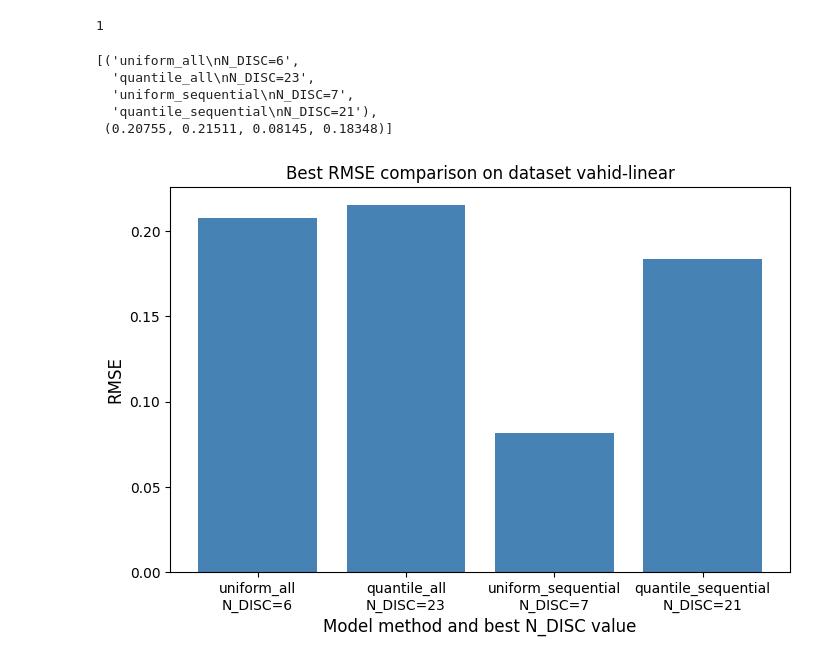
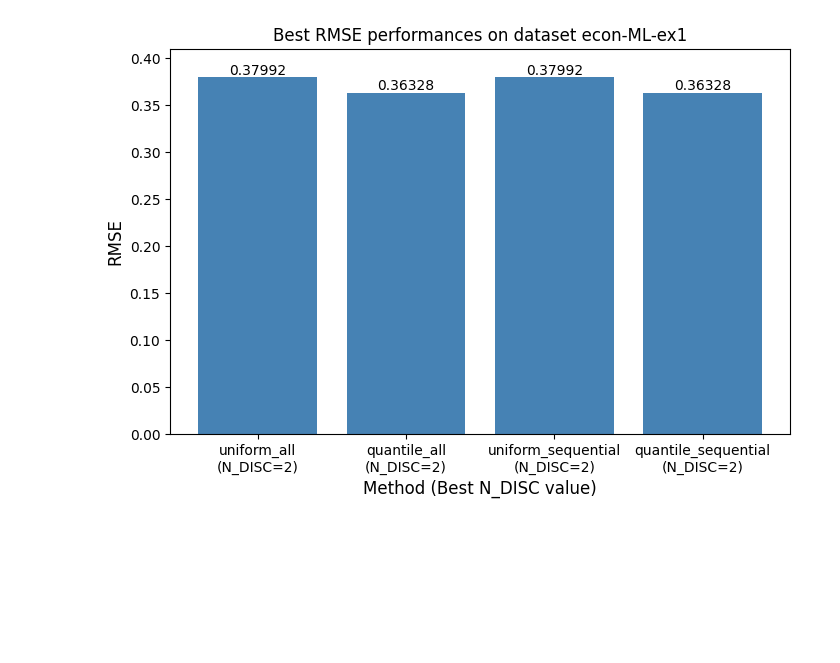
Before and after one commit to chris-L6/CausalPFN, a Jupyter notebook: my-work/Week_11-17/notebooks/visuals.ipynb, the cells around one changed output. Saved outputs shown, nothing was run; the diff lists cells and outputs as text; code cells hidden in the pictures; blank space fills up the shorter version.

```diff
--- a/my-work/Week_11-17/notebooks/visuals.ipynb
+++ b/my-work/Week_11-17/notebooks/visuals.ipynb
@@ -10,33 +10,52 @@ def import_data(data_name: str):
     Args:
         data_name (str): Name of the dataset to work with
     """
-    if data_name == "vahid-linear":
+    if data_name not in ["vahid-linear", "vahid-nonlin", "econ-ML-ex1", "debt-loss", "ADMIT-synthetic"]:
+        raise ValueError(f"data_name unrecognized: {data_name}")
+
+    # I ran the debt-loss script later so I need to deal with that
+    if data_name == "debt-loss":
         rmses = {
             "uniform_all": pd.read_csv(
-                "../output/11-21/RMSE_table_vahid-linear_uniform_all_11-21_15h23m.csv",
+                f"../output/11-21/RMSE_table_{data_name}_uniform_all_11-21_18h1m.csv",
                 index_col=[0]
             ),
             "quantile_all": pd.read_csv(
-                "../output/11-21/RMSE_table_vahid-linear_quantile_all_11-21_15h23m.csv",
+                f"../output/11-21/RMSE_table_{data_name}_quantile_all_11-21_18h2m.csv",
                 index_col=[0]
             ),
             "uniform_sequential": pd.read_csv(
-                "../output/11-17_to_11-18/RMSE_table_vahid-linear_11-18_17h18m.csv",
+                f"../output/11-17_to_11-18/RMSE_table_debt_11-18_17h18m.csv",
                 index_col=[0]
             ),
             "quantile_sequential": pd.read_csv(
-                "../output/11-17_to_11-18/quantile_RMSE_table_vahid-linear_11-18_18h8m.csv",
+                f"../output/11-17_to_11-18/quantile_RMSE_table_debt_11-18_18h8m.csv",
                 index_col=[0]
             )
         }
     else:
-        raise ValueError(f"data_name unrecognized: {data_name}")
+        rmses = {
+            "uniform_all": pd.read_csv(
+                f"../output/11-21/RMSE_table_{data_name}_uniform_all_11-21_15h23m.csv",
+                index_col=[0]
+            ),
+            "quantile_all": pd.read_csv(
+                f"../output/11-21/RMSE_table_{data_name}_quantile_all_11-21_15h23m.csv",
+                index_col=[0]
+            ),
+            "uniform_sequential": pd.read_csv(
+                f"../output/11-17_to_11-18/RMSE_table_{data_name}_11-18_17h18m.csv",
+                index_col=[0]
+            ),
+            "quantile_sequential": pd.read_csv(
+                f"../output/11-17_to_11-18/quantile_RMSE_table_{data_name}_11-18_18h8m.csv",
+                index_col=[0]
+            )
+        }
 
     return rmses
-# %% [output]
-1
 # %%
-data_name = "vahid-linear"
+data_name = "econ-ML-ex1"
 rmses = import_data(data_name=data_name)
 # %%
 best_rmse = {}
@@ -45,25 +64,21 @@ for data in rmses:
     df_best = df[df["RMSE"].values == df.min().values]
     N_best = df_best.index.item()
     rmse_best = df_best.values.item()
-    best_rmse[f"{data}\nN_DISC={N_best}"] = rmse_best
+    best_rmse[f"{data}\n(N_DISC={N_best})"] = rmse_best
-# %%
-list(zip(*best_rmse.items()))
-# %% [output]
-[('uniform_all\nN_DISC=6',
-  'quantile_all\nN_DISC=23',
-  'uniform_sequential\nN_DISC=7',
-  'quantile_sequential\nN_DISC=21'),
- (0.20755, 0.21511, 0.08145, 0.18348)]
 # %%
 fig = plt.figure(figsize=(8, 5))
 
-plt.bar(*zip(*best_rmse.items()), color="steelblue")
-plt.xlabel("Model method and best N_DISC value", fontsize=12)
+for key in best_rmse:
+    p = plt.bar(key, best_rmse[key], color="steelblue")
+    plt.bar_label(p, label_type="edge")
+
+plt.xlabel("Method (Best N_DISC value)", fontsize=12)
 plt.ylabel("RMSE", fontsize=12)
-plt.title(f"Best RMSE comparison on dataset {data_name}")
+plt.ylim(0, .41)
+plt.title(f"Best RMSE performances on dataset {data_name}")
 
 plt.savefig(f"../output/11-21/best_rmse_comparison_{data_name}.png", dpi=300, bbox_inches="tight")
 
 plt.show()
 # %% [output]
-[figure, old version]
+[figure, new version]
```
Also changed, not shown: 13 other files.
